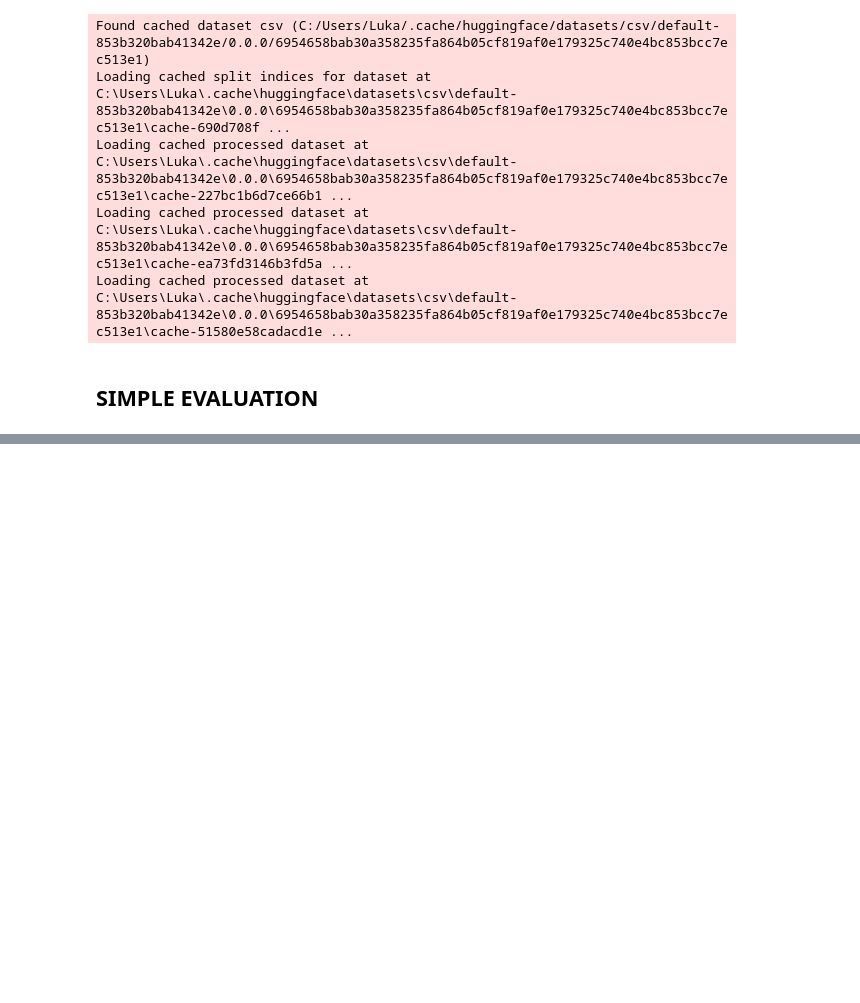
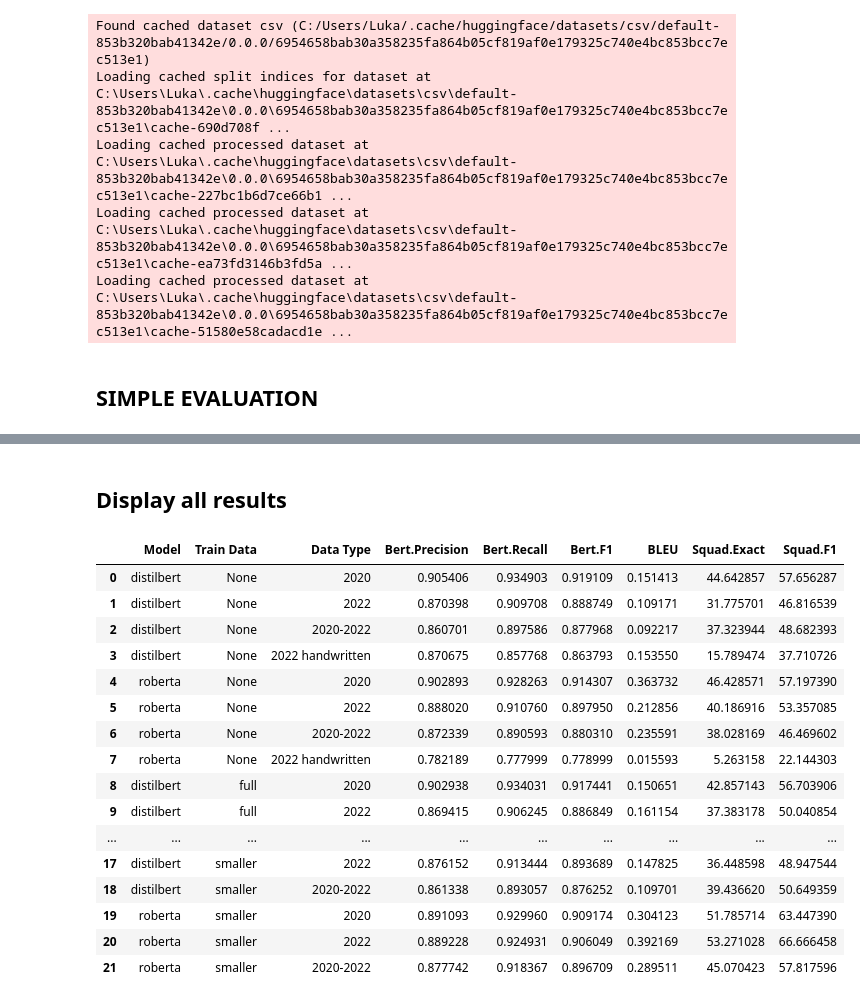
Before and after one commit to SpeedaRJ/DS-Project-in516ht-Chatbot, a Jupyter notebook: src/initial_moddeling/distilbert-qa/distillbert-eval.ipynb, the cells around one changed output, grey strips where cells are left out. Saved outputs shown, nothing was run; the diff lists cells and outputs as text; code cells hidden in the pictures; blank space fills up the shorter version.

Commit message:
evaluation and model update

```diff
--- a/src/initial_moddeling/distilbert-qa/distillbert-eval.ipynb
+++ b/src/initial_moddeling/distilbert-qa/distillbert-eval.ipynb
@@ -12,3 +8,10 @@ local_models_path = '../../data/models/BERT'
+# %%
+SEED = 42
+set_seed(SEED)
+
+local_models_path = '../../data/models/BERT'
+
+results = pd.DataFrame(columns=['Model', 'Train Data', 'Data Type', 'Bert.Precision', 'Bert.Recall', 'Bert.F1', 'BLEU', 'Squad.Exact', 'Squad.F1'])
 # %%
 # Define the prediction function
 def inference_answer(question, context, tokenizer, model):
@@ -85,0 +91,19 @@ Loading cached processed dataset at C:\Users\Luka\.cache\huggingface\datasets\cs
+# %%
+data_2020_2022 = load_dataset('csv', data_files="../../data/clean/sustainability-report-2042-squad-format.csv",
+                                delimiter=";", split="train").train_test_split(test_size=0.3, shuffle=True, seed=SEED)
+
+# Reformat the train and test set such as they adhere to the SQuAD format (reading from cvs loads strings not objects as expected)
+data_2020_2022["test"] = data_2020_2022["test"].map(
+    lambda example: ast.literal_eval(example["answers"]))
+data_2020_2022["test"] = data_2020_2022["test"].map(lambda example: {"question": example["question"], "context": example["context"], "answers": {
+                                "text": example["text"], "answer_start": example["answer_start"]}})
+# replace all "\n" with " " in the context, answers and questions
+data_2020_2022["test"] = data_2020_2022["test"].map(lambda example: {"question": example["question"].replace("\n", " "), "context": example["context"].replace("\n", " "), "answers": {
+                                "text": [example["answers"]["text"][0].replace("\n", " ")], "answer_start": example["answers"]["answer_start"]}})
+data_2020_2022["test"] = data_2020_2022["test"].remove_columns(["text", "answer_start"])
+# get ground truth answers
+test_data_2020_2022 = data_2020_2022["test"]
+gt_answers_2020_2022 = [temp["answers"]["text"][0] for temp in test_data_2020_2022]
+
+# squad formatted data
+references_2020_2022 = [{"answers": {"answer_start": [answer["answer_start"][0]], "text": [answer["text"][0]]}, "id": str(id)} for id, answer in zip(data_2020_2022["test"]["id"], data_2020_2022["test"]["answers"])]
@@ -384,0 +533,23 @@ Warning: Empty candidate sentence detected; setting raw BERTscores to 0.
+# %% [markdown]
+## Display all results
+# %%
+with pd.option_context('display.max_rows', None, 'display.max_columns', None):
+    display(results)
+# %% [output]
+|  | Model | Train Data | Data Type | Bert.Precision | Bert.Recall | Bert.F1 | BLEU | Squad.Exact | Squad.F1 |
+| 0 | distilbert | None | 2020 | 0.905406 | 0.934903 | 0.919109 | 0.151413 | 44.642857 | 57.656287 |
+| 1 | distilbert | None | 2022 | 0.870398 | 0.909708 | 0.888749 | 0.109171 | 31.775701 | 46.816539 |
+| 2 | distilbert | None | 2020-2022 | 0.860701 | 0.897586 | 0.877968 | 0.092217 | 37.323944 | 48.682393 |
+| 3 | distilbert | None | 2022 handwritten | 0.870675 | 0.857768 | 0.863793 | 0.153550 | 15.789474 | 37.710726 |
+| 4 | roberta | None | 2020 | 0.902893 | 0.928263 | 0.914307 | 0.363732 | 46.428571 | 57.197390 |
+| 5 | roberta | None | 2022 | 0.888020 | 0.910760 | 0.897950 | 0.212856 | 40.186916 | 53.357085 |
+| 6 | roberta | None | 2020-2022 | 0.872339 | 0.890593 | 0.880310 | 0.235591 | 38.028169 | 46.469602 |
+| 7 | roberta | None | 2022 handwritten | 0.782189 | 0.777999 | 0.778999 | 0.015593 | 5.263158 | 22.144303 |
+| 8 | distilbert | full | 2020 | 0.902938 | 0.934031 | 0.917441 | 0.150651 | 42.857143 | 56.703906 |
+| 9 | distilbert | full | 2022 | 0.869415 | 0.906245 | 0.886849 | 0.161154 | 37.383178 | 50.040854 |
+| ... | ... | ... | ... | ... | ... | ... | ... | ... | ... |
+| 17 | distilbert | smaller | 2022 | 0.876152 | 0.913444 | 0.893689 | 0.147825 | 36.448598 | 48.947544 |
+| 18 | distilbert | smaller | 2020-2022 | 0.861338 | 0.893057 | 0.876252 | 0.109701 | 39.436620 | 50.649359 |
+| 19 | roberta | smaller | 2020 | 0.891093 | 0.929960 | 0.909174 | 0.304123 | 51.785714 | 63.447390 |
+| 20 | roberta | smaller | 2022 | 0.889228 | 0.924931 | 0.906049 | 0.392169 | 53.271028 | 66.666458 |
+| 21 | roberta | smaller | 2020-2022 | 0.877742 | 0.918367 | 0.896709 | 0.289511 | 45.070423 | 57.817596 |
```
Also changed, not shown: parts of 19 cells of this notebook, 3 other files.
